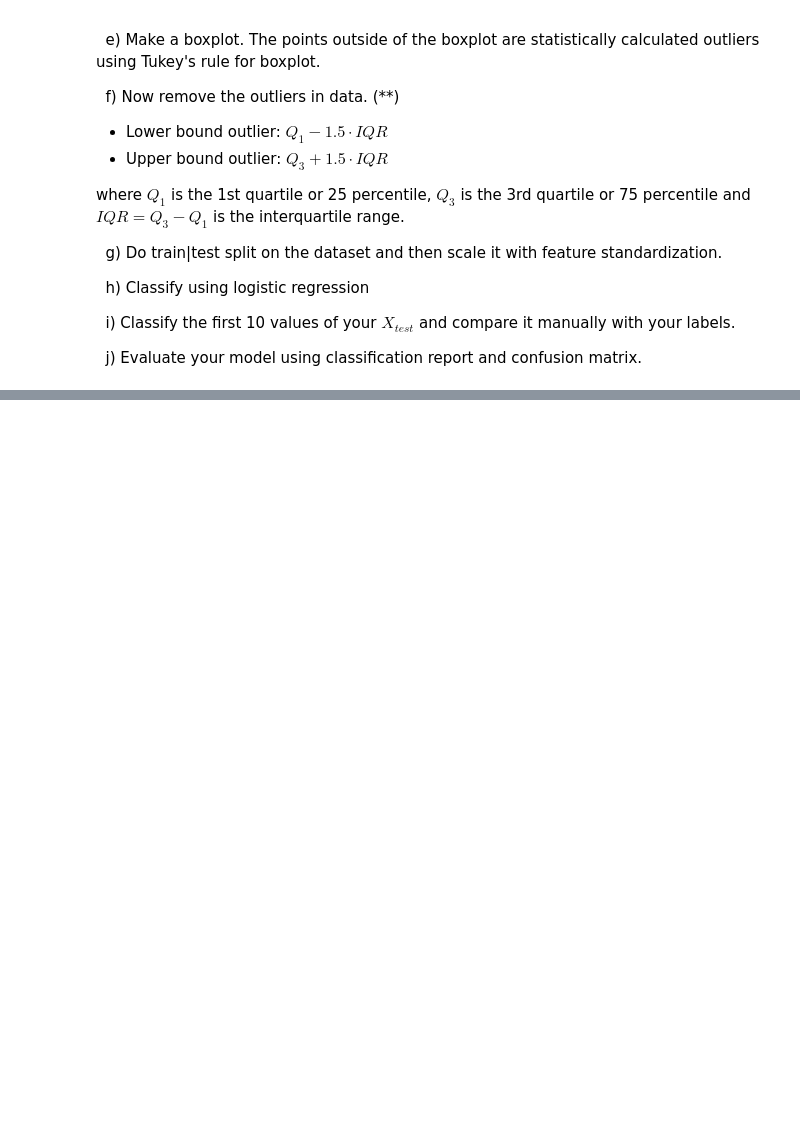
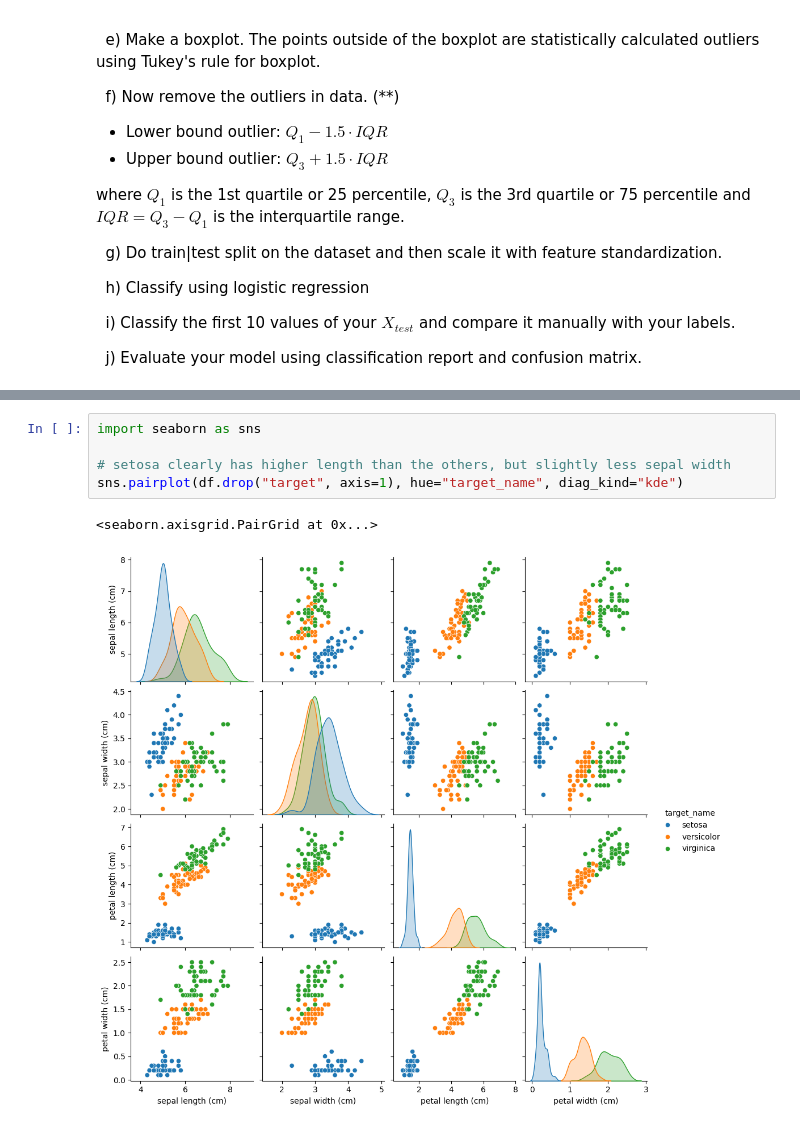
Before and after one commit to ponagr/ai_engineering_pontus_agren_grundstrom, a Jupyter notebook: exercises/2_classification/0_iris_flower.ipynb, the cells around one changed output, grey strips where cells are left out. Saved outputs shown, nothing was run; the diff lists cells and outputs as text; blank space fills up the shorter version.

```diff
--- a/exercises/2_classification/0_iris_flower.ipynb
+++ b/exercises/2_classification/0_iris_flower.ipynb
@@ -89,0 +195,8 @@ df
+# %%
+import seaborn as sns
+
+# setosa clearly has higher length than the others, but slightly less sepal width
+sns.pairplot(df.drop("target", axis=1), hue="target_name", diag_kind="kde")
+# %% [output]
+<seaborn.axisgrid.PairGrid at 0x...>
+[figure, added]
```
Also changed, not shown: parts of 38 cells of this notebook, 3 other files.
